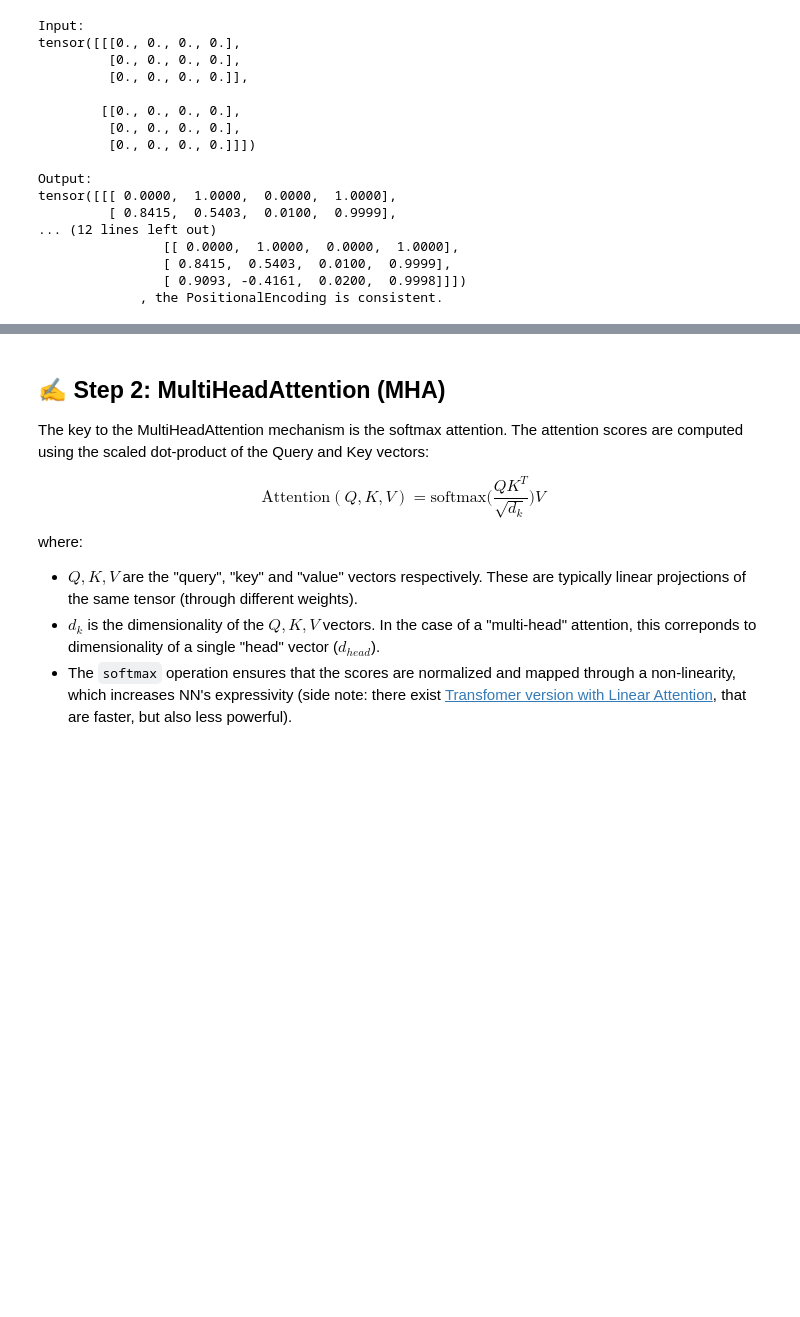
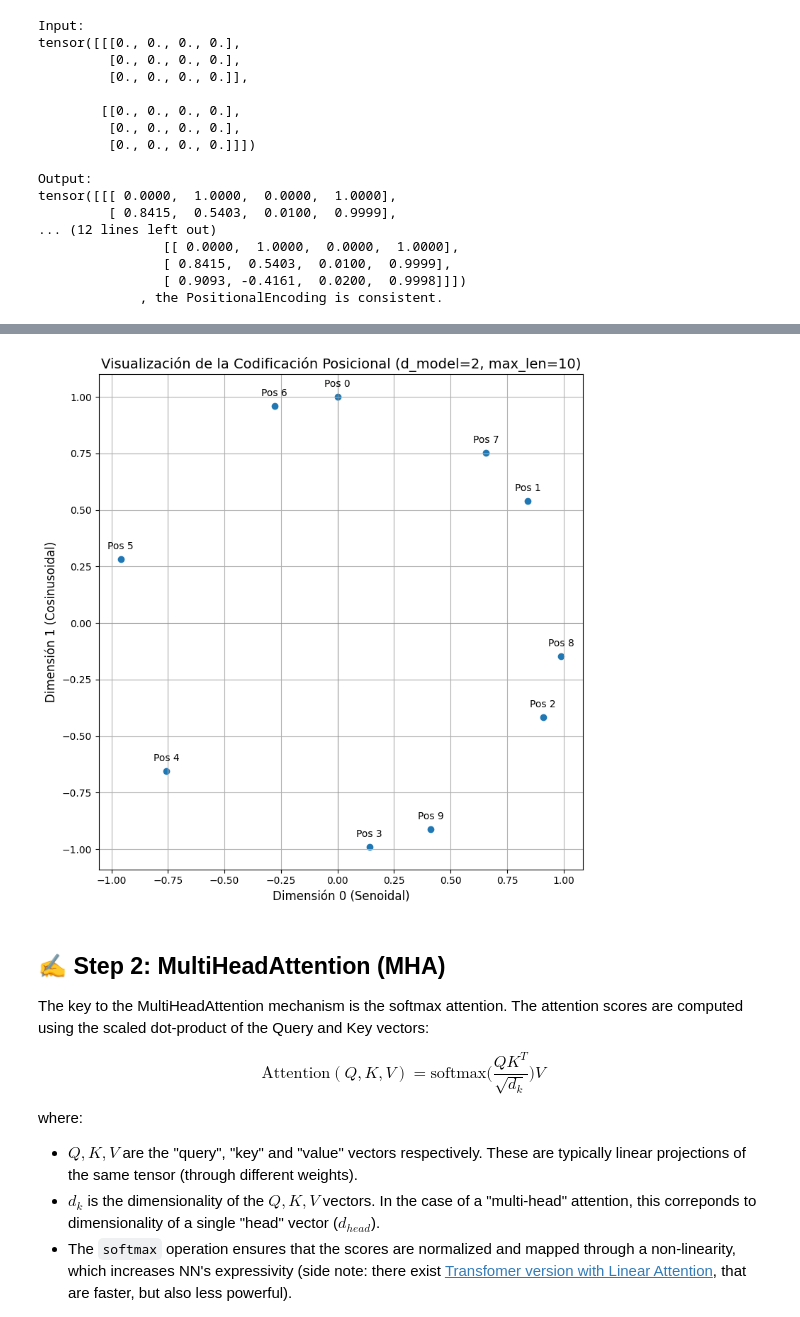
Before and after one commit to jeffersonrodriguezc/tutorials2025, a Jupyter notebook: 1_llm/part1_EXERCISES.ipynb, the cells around one changed output, grey strips where cells are left out. Drawn from its saved outputs; the diff is of its cells as text; code cells hidden in the pictures; blank space fills up the shorter version.

```diff
--- a/1_llm/part1_EXERCISES.ipynb
+++ b/1_llm/part1_EXERCISES.ipynb
@@ -949,0 +966,3 @@ tensor([[[ 0.0000,  1.0000,  0.0000,  1.0000],
+# %%
+position = torch.arange(0, max_len, dtype=torch.float).unsqueeze(1)
+print(position)
@@ -949,0 +980,4 @@ tensor([[[ 0.0000,  1.0000,  0.0000,  1.0000],
+# %%
+div_term = torch.pow(10000.0, torch.arange(0, d_model, 2).float() / d_model)
+print(torch.arange(0, d_model, 2))
+print(div_term)
@@ -949,0 +987,5 @@ tensor([[[ 0.0000,  1.0000,  0.0000,  1.0000],
+# %%
+print(pe)
+pe[:, 0::2] = torch.sin(position / div_term)
+print(torch.sin(position / div_term))
+print(pe)
@@ -949,0 +1010,5 @@ tensor([[[ 0.0000,  1.0000,  0.0000,  1.0000],
+# %%
+print(pe)
+pe[:, 1::2] = torch.cos(position / div_term)
+print(torch.cos(position / div_term))
+print(pe)
@@ -950,3 +1033,29 @@ tensor([[[ 0.0000,  1.0000,  0.0000,  1.0000],
+# %%
+# print a visualization to understand pe
+import matplotlib.pyplot as plt
+# Crear la figura y el eje para el gráfico
+
+x_coords = pe[:, 0]
+y_coords = pe[:, 1]
+
+plt.figure(figsize=(8, 8))
+plt.scatter(x_coords, y_coords)
+
+# Añadir etiquetas a los puntos
+for i in range(max_len):
+    plt.annotate(f'Pos {i}', (x_coords[i], y_coords[i]), textcoords="offset points", xytext=(0,10), ha='center')
+
+# Configurar el gráfico
+plt.title('Visualización de la Codificación Posicional (d_model=2, max_len=10)', fontsize=14)
+plt.xlabel('Dimensión 0 (Senoidal)', fontsize=12)
+plt.ylabel('Dimensión 1 (Cosinusoidal)', fontsize=12)
+plt.grid(True)
+plt.axhline(0, color='grey', linewidth=0.5)
+plt.axvline(0, color='grey', linewidth=0.5)
+plt.gca().set_aspect('equal', adjustable='box')
+plt.tight_layout()
+# %% [output]
+[figure, added]
 # %%
 def test_positional_encoding_with_dataset():
     print("--- Testing Positional Encoding with Dataset ---")
```
Also changed, not shown: parts of 6 cells of this notebook.
